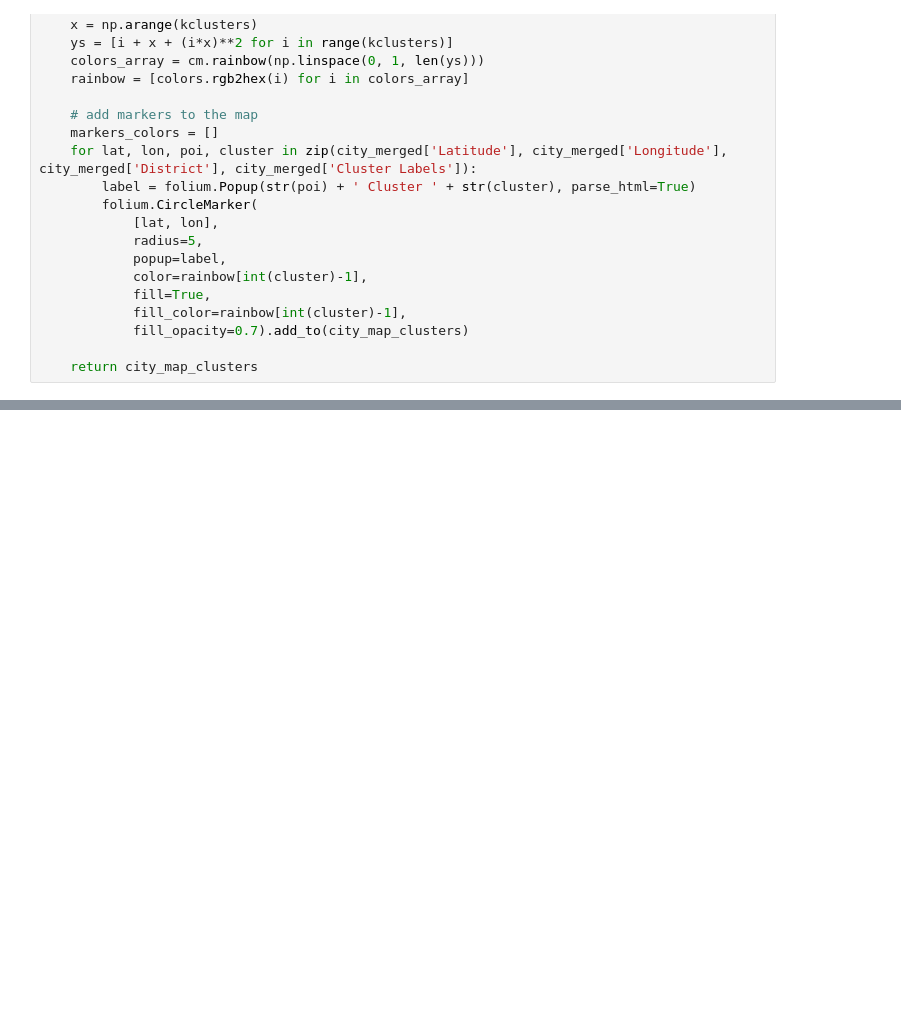
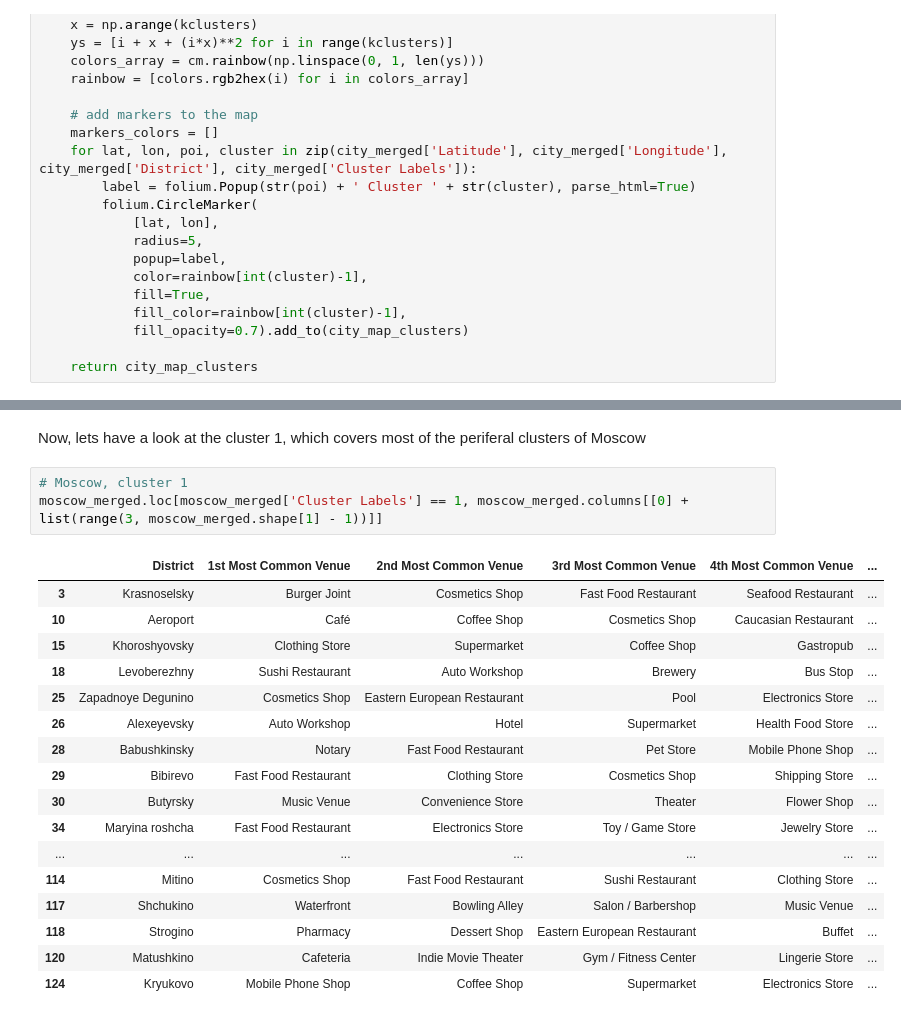
Before and after one commit to MMatlashov/AppliedDataSci_CapstoneProject, a Jupyter notebook: Matlashov_AppliedDataSciProject_FinalAssignment.ipynb, the cells around one changed output, grey strips where cells are left out. Saved outputs shown, nothing was run; the diff lists cells and outputs as text; blank space fills up the shorter version.

```diff
--- a/Matlashov_AppliedDataSciProject_FinalAssignment.ipynb
+++ b/Matlashov_AppliedDataSciProject_FinalAssignment.ipynb
@@ -592,0 +636,23 @@ As we can see, city centers of Moscow and New York are both occupied by similar
+# %% [markdown]
+Now, lets have a look at the сluster 1, which covers most of the periferal clusters of Moscow
+# %%
+# Moscow, cluster 1
+moscow_merged.loc[moscow_merged['Cluster Labels'] == 1, moscow_merged.columns[[0] + list(range(3, moscow_merged.shape[1] - 1))]]
+# %% [output]
+|  | District | 1st Most Common Venue | 2nd Most Common Venue | 3rd Most Common Venue | 4th Most Common Venue | ... |
+| 3 | Krasnoselsky | Burger Joint | Cosmetics Shop | Fast Food Restaurant | Seafood Restaurant | ... |
+| 10 | Aeroport | Café | Coffee Shop | Cosmetics Shop | Caucasian Restaurant | ... |
+| 15 | Khoroshyovsky | Clothing Store | Supermarket | Coffee Shop | Gastropub | ... |
+| 18 | Levoberezhny | Sushi Restaurant | Auto Workshop | Brewery | Bus Stop | ... |
+| 25 | Zapadnoye Degunino | Cosmetics Shop | Eastern European Restaurant | Pool | Electronics Store | ... |
+| 26 | Alexeyevsky | Auto Workshop | Hotel | Supermarket | Health Food Store | ... |
+| 28 | Babushkinsky | Notary | Fast Food Restaurant | Pet Store | Mobile Phone Shop | ... |
+| 29 | Bibirevo | Fast Food Restaurant | Clothing Store | Cosmetics Shop | Shipping Store | ... |
+| 30 | Butyrsky | Music Venue | Convenience Store | Theater | Flower Shop | ... |
+| 34 | Maryina roshcha | Fast Food Restaurant | Electronics Store | Toy / Game Store | Jewelry Store | ... |
+| ... | ... | ... | ... | ... | ... | ... |
+| 114 | Mitino | Cosmetics Shop | Fast Food Restaurant | Sushi Restaurant | Clothing Store | ... |
+| 117 | Shchukino | Waterfront | Bowling Alley | Salon / Barbershop | Music Venue | ... |
+| 118 | Strogino | Pharmacy | Dessert Shop | Eastern European Restaurant | Buffet | ... |
+| 120 | Matushkino | Cafeteria | Indie Movie Theater | Gym / Fitness Center | Lingerie Store | ... |
+| 124 | Kryukovo | Mobile Phone Shop | Coffee Shop | Supermarket | Electronics Store | ... |
```
Also changed, not shown: parts of 10 cells of this notebook.
